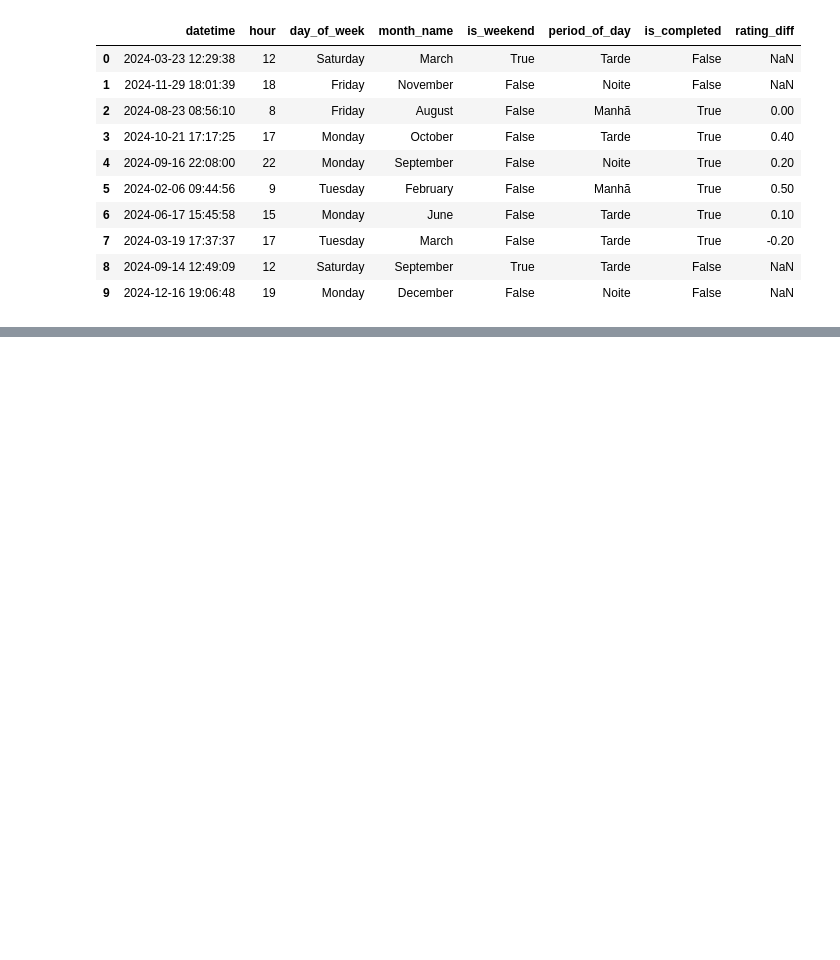
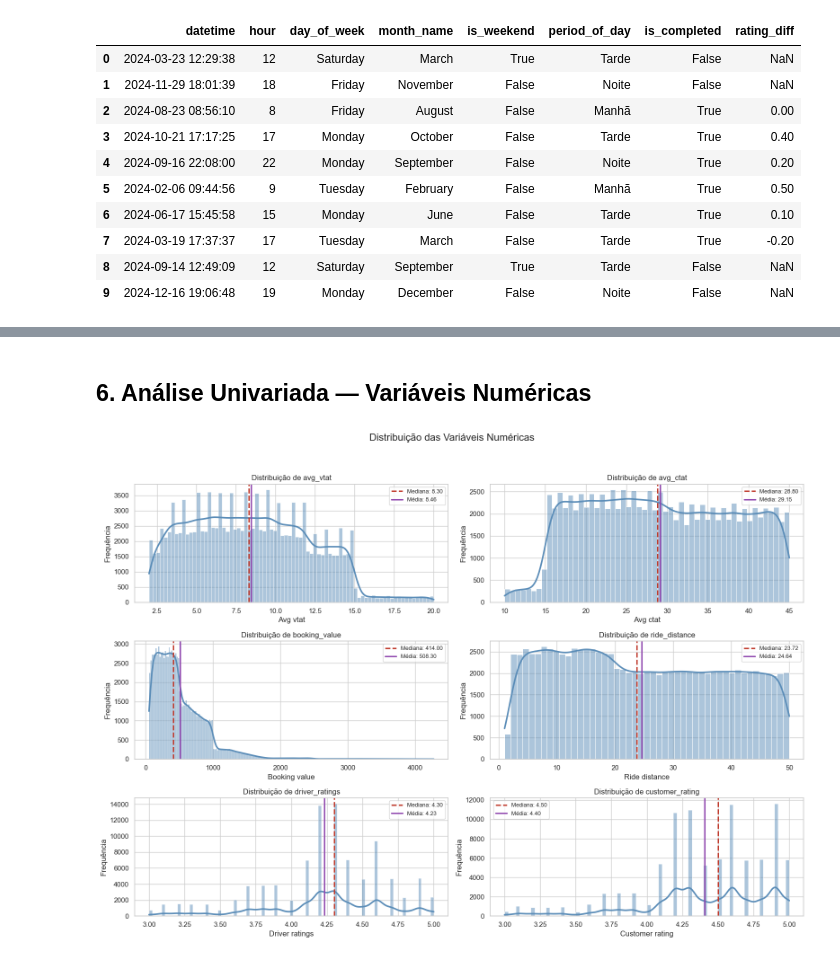
Before and after one commit to jhonatanalves/desafio_extra_lab365_senai, a Jupyter notebook: notebooks/eda_ncr_ride_bookings.ipynb, the cells around one changed output, grey strips where cells are left out. Cells and saved outputs as stored; diff of their text form; code cells hidden in the pictures; blank space fills up the shorter version.

```diff
--- a/notebooks/eda_ncr_ride_bookings.ipynb
+++ b/notebooks/eda_ncr_ride_bookings.ipynb
@@ -224,0 +227,7 @@ A criação das features temporais tem como objetivo permitir o mapeamento do co
+# %%
+# Distribuição absoluta e percentual das principais variáveis categóricas
+for col in ['booking_status', 'vehicle_type', 'payment_method']:
+    counts = df[col].value_counts()
+    pct = df[col].value_counts(normalize=True).mul(100).round(2)
+    print(pd.DataFrame({'contagem': counts, 'percentual_%': pct}).to_string())
+    print()
@@ -224,0 +322,32 @@ A criação das features temporais tem como objetivo permitir o mapeamento do co
+# %% [markdown]
+## 6. Análise Univariada — Variáveis Numéricas
+# %%
+# Distribuição das Variáveis Numéricas com Histogramas e KDE
+fig, axes = plt.subplots(3, 2, figsize=(16, 12))
+axes = axes.flatten()
+
+cols_numericas = ['avg_vtat', 'avg_ctat', 'booking_value',
+                  'ride_distance', 'driver_ratings', 'customer_rating']
+
+for i, col in enumerate(cols_numericas):
+    mediana = df[col].median()
+    media = df[col].mean()
+
+    sns.histplot(df[col], kde=True, ax=axes[i],
+                 color='#5b8db8', alpha=0.5,
+                 line_kws={'linewidth': 2.5})
+    axes[i].axvline(mediana, color='#c0392b', linestyle='--', linewidth=2.2,
+                label=f'Mediana: {mediana:.2f}')  # vermelho escuro
+    axes[i].axvline(media, color='#8e44ad', linestyle='-', linewidth=2.2,
+                label=f'Média: {media:.2f}')  # roxo
+
+    axes[i].set_title(f'Distribuição de {col}')
+    axes[i].set_xlabel(col.replace('_', ' ').capitalize())
+    axes[i].set_ylabel('Frequência')
+    axes[i].legend(fontsize=9)
+
+plt.suptitle("Distribuição das Variáveis Numéricas", fontsize=16)
+plt.tight_layout(rect=[0, 0.03, 1, 0.95])
+plt.show()
+# %% [output]
+[figure, added]
```
Also changed, not shown: parts of 8 cells of this notebook.
